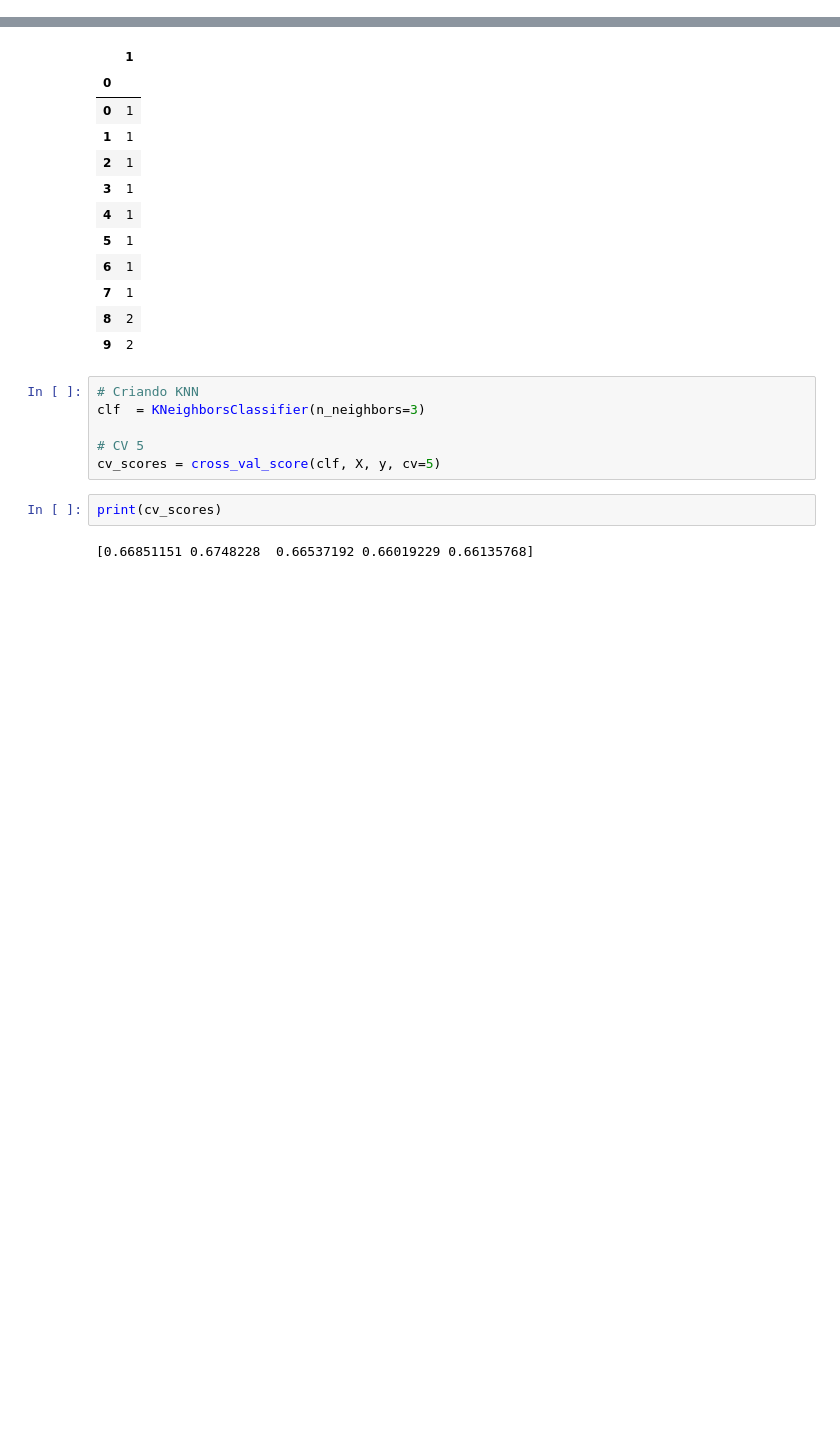
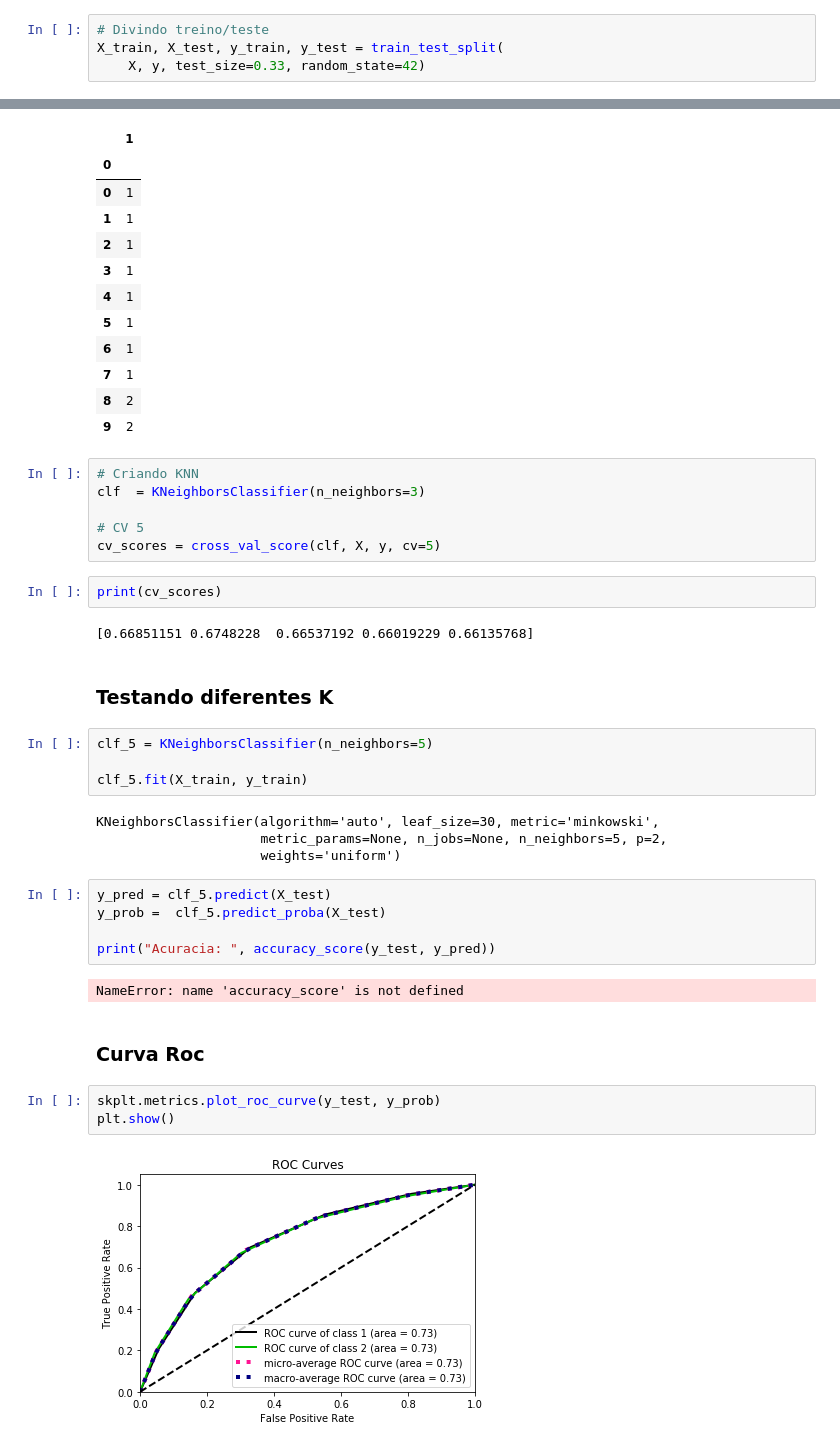
Before and after one commit to Fillipedem/LoLKaggle, a Jupyter notebook: KNN.ipynb, the cells around one changed output, grey strips where cells are left out. Saved outputs shown, nothing was run; the diff lists cells and outputs as text; blank space fills up the shorter version.

```diff
--- a/KNN.ipynb
+++ b/KNN.ipynb
@@ -15,6 +20,10 @@ from sklearn.model_selection import cross_val_score
 # %%
 X = pd.read_csv("./data/preprocessamento/X_normalized.csv", index_col=0)
 y = pd.read_csv("./data/preprocessamento/y.csv", header=None, index_col=0)
+# %%
+# Divindo treino/teste
+X_train, X_test, y_train, y_test = train_test_split(
+    X, y, test_size=0.33, random_state=42)
 # %%
 X.head()
 # %% [output]
@@ -50,3 +59,27 @@ cv_scores = cross_val_score(clf, X, y, cv=5)
 print(cv_scores)
 # %% [output]
 [0.66851151 0.6748228  0.66537192 0.66019229 0.66135768]
+# %% [markdown]
+### Testando diferentes K
+# %%
+clf_5 = KNeighborsClassifier(n_neighbors=5)
+
+clf_5.fit(X_train, y_train)
+# %% [output]
+KNeighborsClassifier(algorithm='auto', leaf_size=30, metric='minkowski',
+                     metric_params=None, n_jobs=None, n_neighbors=5, p=2,
+                     weights='uniform')
+# %%
+y_pred = clf_5.predict(X_test)
+y_prob =  clf_5.predict_proba(X_test)
+
+print("Acuracia: ", accuracy_score(y_test, y_pred))
+# %% [output]
+NameError: name 'accuracy_score' is not defined
+# %% [markdown]
+### Curva Roc
+# %%
+skplt.metrics.plot_roc_curve(y_test, y_prob)
+plt.show()
+# %% [output]
+[figure, added]
```
Also changed, not shown: parts of 1 cell of this notebook, 2 other files.
